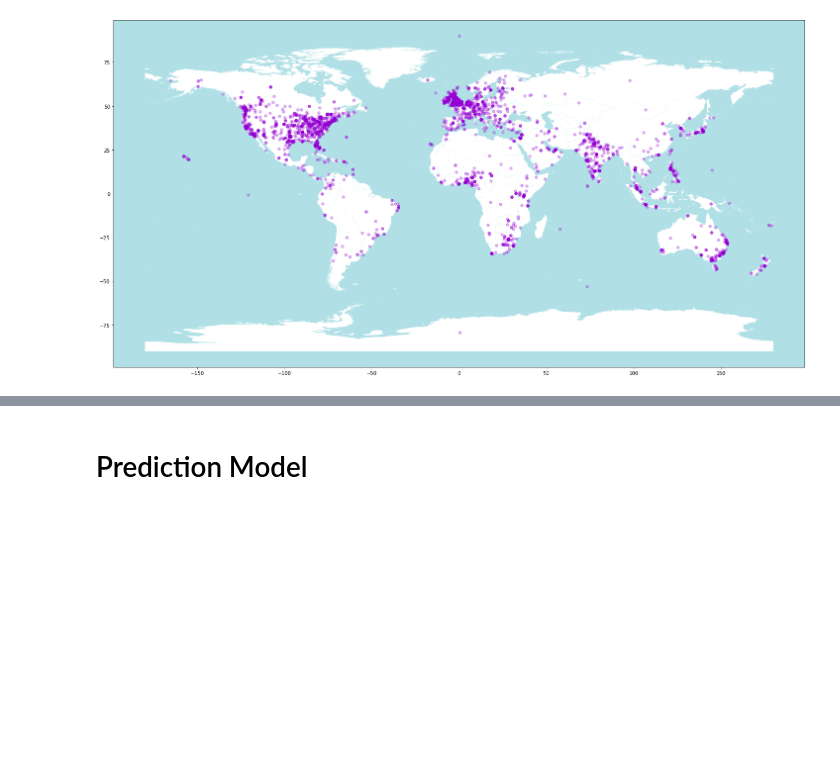
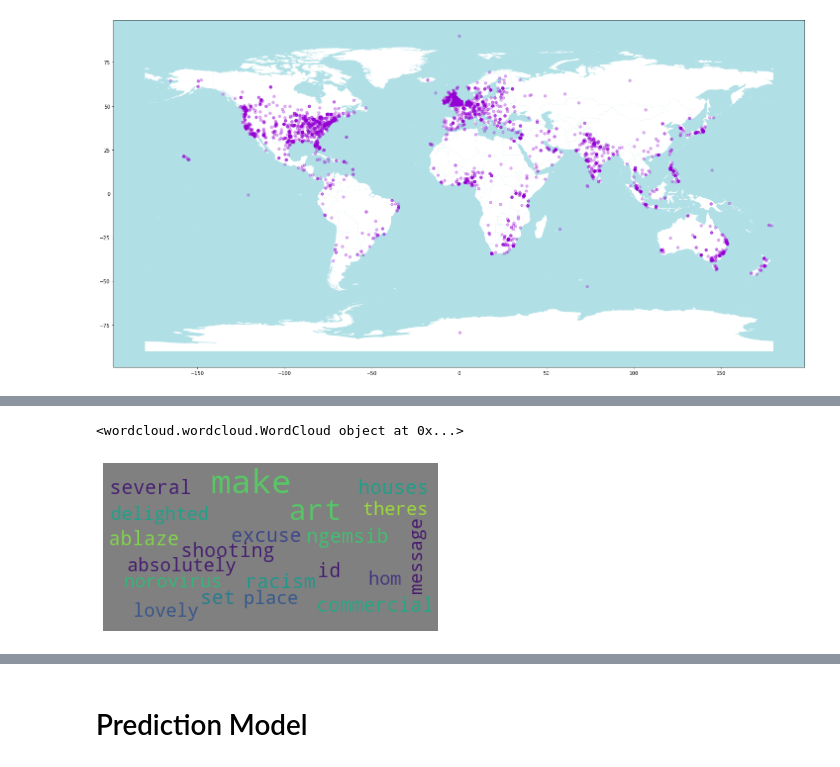
Before and after one commit to JaimeEV/Tweet_Disasters, a Jupyter notebook: Tweets_Disasters.ipynb, the cells around one changed output, grey strips where cells are left out. Drawn from its saved outputs; the diff is of its cells as text; code cells hidden in the pictures; blank space fills up the shorter version.

```diff
--- a/Tweets_Disasters.ipynb
+++ b/Tweets_Disasters.ipynb
@@ -566,0 +738,3 @@ ax2.set_title('Non Disaster Tweets',fontsize=40);
+# %%
+df_uk = df[df['location'] == countries_mask.index[2]]
+df_uk
@@ -566,0 +760,19 @@ ax2.set_title('Non Disaster Tweets',fontsize=40);
+# %%
+stopwords = set(STOPWORDS)
+
+wordcloud = WordCloud(
+                        background_color='gray',
+                        stopwords=stopwords,
+                        max_words = 20,
+                        max_font_size = 40,
+                        random_state = 42,
+                        ).generate(str(df_uk['text']))
+
+print(wordcloud)
+fig = plt.figure(1)
+plt.imshow(wordcloud)
+plt.axis('off')
+plt.show()
+# %% [output]
+<wordcloud.wordcloud.WordCloud object at 0x...>
+[figure, added]
```
Also changed, not shown: parts of 48 cells of this notebook, 1 other file.
